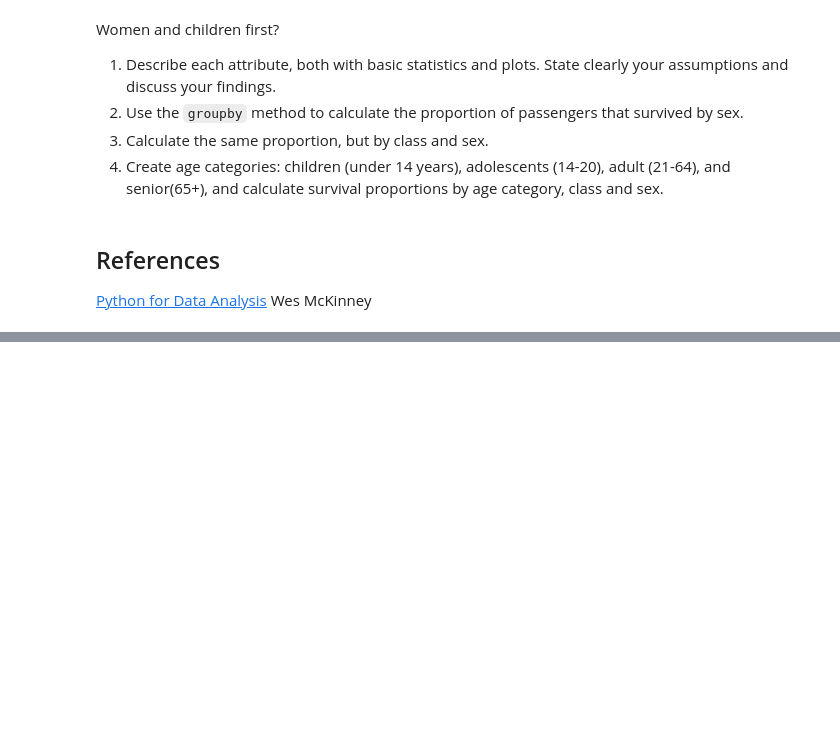
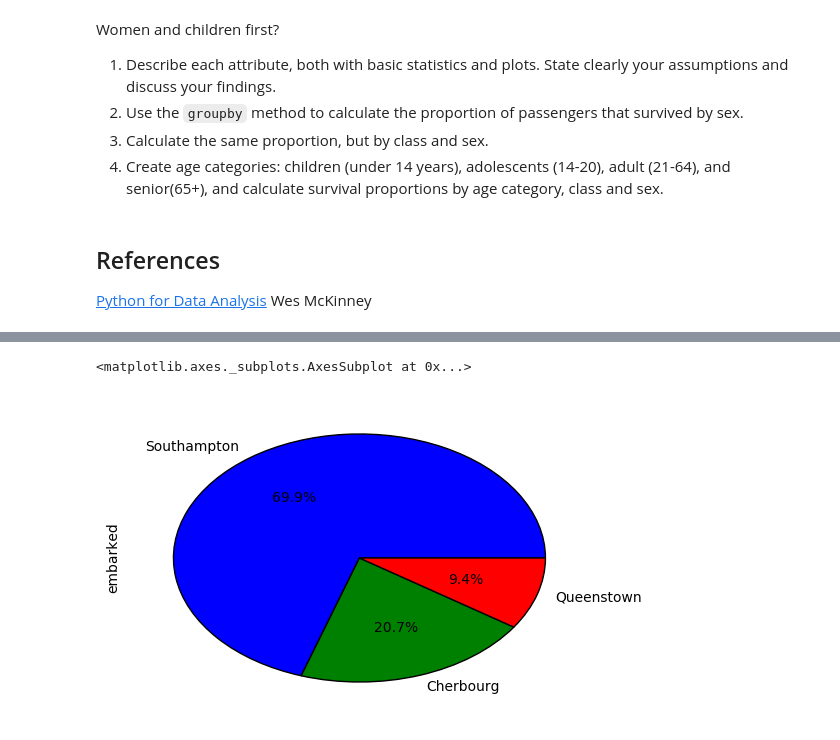
Before and after one commit to hediD/ada-assignments, a Jupyter notebook: Data Wrangling with Pandas.ipynb, the cells around one changed output, grey strips where cells are left out. Cells and saved outputs as stored; diff of their text form; code cells hidden in the pictures; blank space fills up the shorter version.

```diff
--- a/Data Wrangling with Pandas.ipynb
+++ b/Data Wrangling with Pandas.ipynb
@@ -643,0 +1085,9 @@ Women and children first?
+# %%
+# Which percentage of people embarked from each location
+emap = {'S': 'Southampton', 'C': 'Cherbourg', 'Q':'Queenstown' }
+titanic['embarked'] = titanic.embarked.map(emap)
+e = titanic.embarked.value_counts()/titanic.embarked.count()
+e.plot.pie(autopct='%1.1f%%')
+# %% [output]
+<matplotlib.axes._subplots.AxesSubplot at 0x...>
+[figure, added]
```
Also changed, not shown: parts of 72 cells of this notebook.
